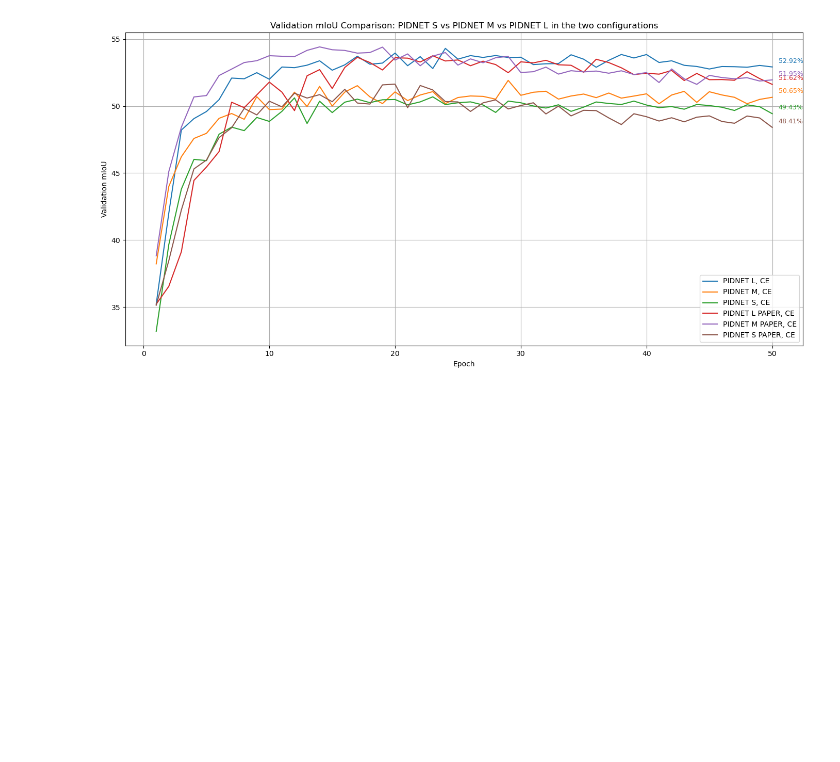
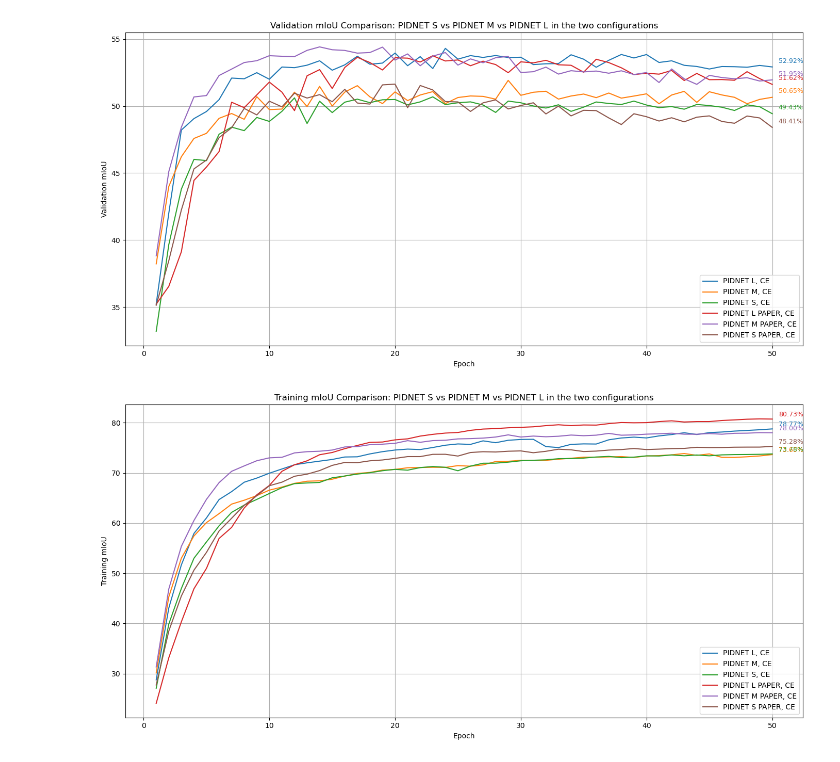
Before and after one commit to elisabettaroviera/MLDL-Project, a Jupyter notebook: comparison_PIDNETS.ipynb, the cells around one changed output. Drawn from its saved outputs; the diff is of its cells as text; code cells hidden in the pictures; blank space fills up the shorter version.

```diff
--- a/comparison_PIDNETS.ipynb
+++ b/comparison_PIDNETS.ipynb
@@ -137,3 +137,58 @@ plt.tight_layout()
 plt.show()
 # %% [output]
 [figure]
+# %%
+
+# --- Get last epoch values for text annotation (based on max epoch) ---
+last_l = df_pidnet_l.loc[df_pidnet_l['epoch'].idxmax()]
+last_m = df_pidnet_m.loc[df_pidnet_m['epoch'].idxmax()]
+last_s = df_pidnet_s.loc[df_pidnet_s['epoch'].idxmax()]
+
+last_l_paper = df_pidnet_l_paper.loc[df_pidnet_l_paper['epoch'].idxmax()]
+last_s_paper = df_pidnet_s_paper.loc[df_pidnet_s_paper['epoch'].idxmax()]
+last_m_paper = df_pidnet_m_paper.loc[df_pidnet_m_paper['epoch'].idxmax()]
+
+# --- Plot ---
+plt.figure(figsize=(14, 7))
+
+# Plot the train mIoU curves
+line_l, = plt.plot(df_pidnet_l['epoch'], df_pidnet_l['train_mIoU'], label='PIDNET L, CE')
+line_m, = plt.plot(df_pidnet_m['epoch'], df_pidnet_m['train_mIoU'], label='PIDNET M, CE')
+line_s, = plt.plot(df_pidnet_s['epoch'], df_pidnet_s['train_mIoU'], label='PIDNET S, CE')
+
+line_l_paper, = plt.plot(df_pidnet_l_paper['epoch'], df_pidnet_l_paper['train_mIoU'], label='PIDNET L PAPER, CE')
+line_m_paper, = plt.plot(df_pidnet_m_paper['epoch'], df_pidnet_m_paper['train_mIoU'], label='PIDNET M PAPER, CE')
+line_s_paper, = plt.plot(df_pidnet_s_paper['epoch'], df_pidnet_s_paper['train_mIoU'], label='PIDNET S PAPER, CE')
+
+# --- Annotate final train mIoU values ---
+text_offset_x = 0.5
+text_offset_y = 0.2  # piccolo offset verticale per il testo
+
+plt.text(last_l['epoch'] + text_offset_x, last_l['train_mIoU'] + text_offset_y, f"{last_l['train_mIoU']:.2f}%",
+         color=line_l.get_color(), ha='left', va='bottom', fontsize=9)
+
+plt.text(last_m['epoch'] + text_offset_x, last_m['train_mIoU'] + text_offset_y, f"{last_m['train_mIoU']:.2f}%",
+         color=line_m.get_color(), ha='left', va='bottom', fontsize=9)
+
+plt.text(last_s['epoch'] + text_offset_x, last_s['train_mIoU'] + text_offset_y, f"{last_s['train_mIoU']:.2f}%",
+         color=line_s.get_color(), ha='left', va='bottom', fontsize=9)
+
+plt.text(last_l_paper['epoch'] + text_offset_x, last_l_paper['train_mIoU'] + text_offset_y, f"{last_l_paper['train_mIoU']:.2f}%",
+         color=line_l_paper.get_color(), ha='left', va='bottom', fontsize=9)
+
+plt.text(last_m_paper['epoch'] + text_offset_x, last_m_paper['train_mIoU'] + text_offset_y, f"{last_m_paper['train_mIoU']:.2f}%",
+         color=line_m_paper.get_color(), ha='left', va='bottom', fontsize=9)
+
+plt.text(last_s_paper['epoch'] + text_offset_x, last_s_paper['train_mIoU'] + text_offset_y, f"{last_s_paper['train_mIoU']:.2f}%",
+         color=line_s_paper.get_color(), ha='left', va='bottom', fontsize=9)
+
+# --- Styling ---
+plt.xlabel('Epoch')
+plt.ylabel('Training mIoU')
+plt.title('Training mIoU Comparison: PIDNET S vs PIDNET M vs PIDNET L in the two configurations')
+plt.legend()
+plt.grid(True)
+plt.tight_layout()
+plt.show()
+# %% [output]
+[figure, added]
```
Also changed, not shown: parts of 3 cells of this notebook, 7 other files.
